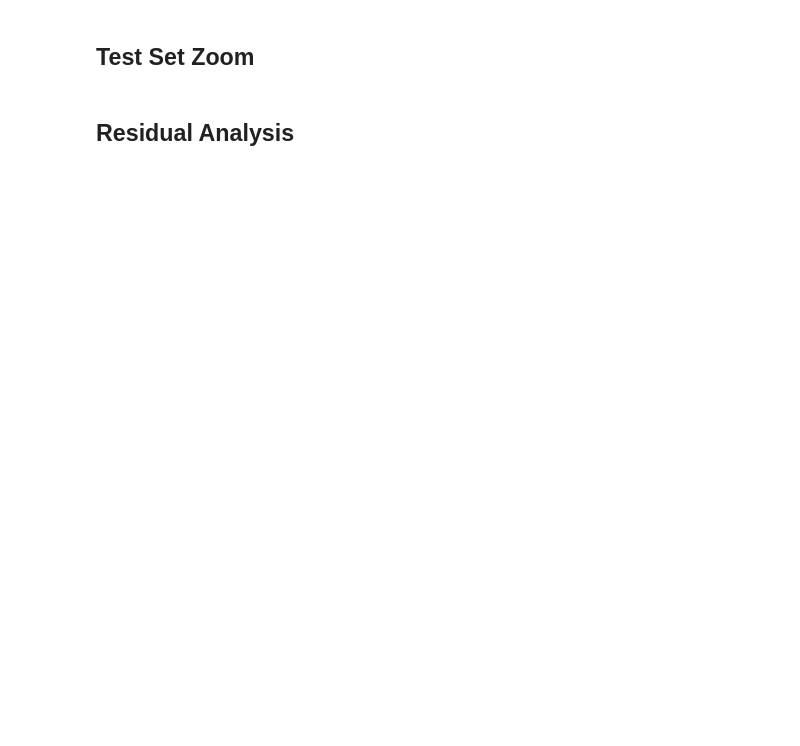
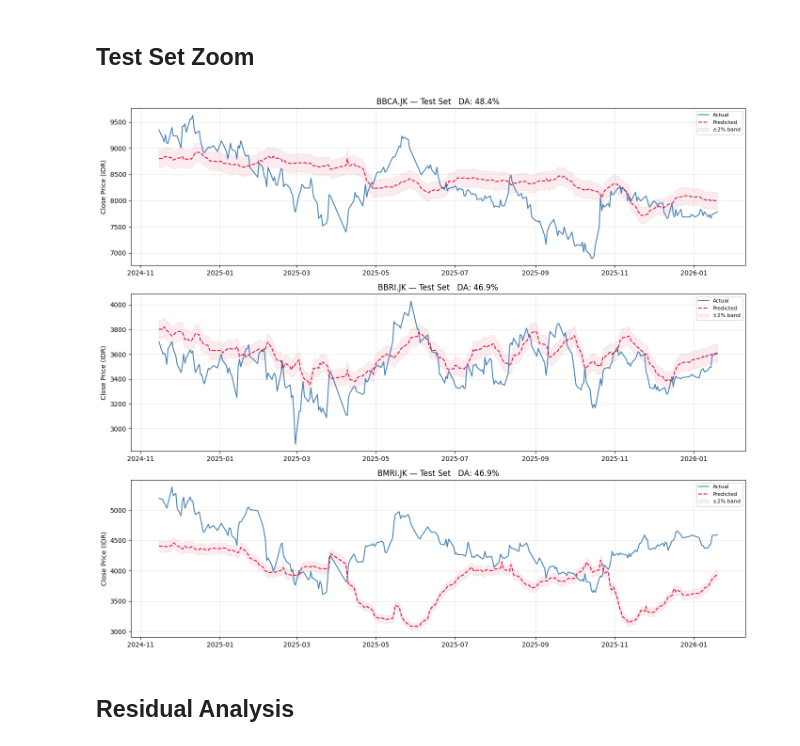
Before and after one commit to RaksaDana/RaksaDana, a Jupyter notebook: notebook/03.Modelling-Evaluation.ipynb, the cells around one changed output. Cells and saved outputs as stored; diff of their text form; code cells hidden in the pictures; blank space fills up the shorter version.

```diff
--- a/notebook/03.Modelling-Evaluation.ipynb
+++ b/notebook/03.Modelling-Evaluation.ipynb
@@ -388,27 +346,29 @@ KeyError: 'Model DA (%)'
 # %%
 fig, axes = plt.subplots(len(tickers), 1, figsize=(14, 4 * len(tickers)))
 
 for i, ticker in enumerate(tickers):
     p     = predictions[ticker]
     ax    = axes[i]
     dates = featured_data[ticker].index
-    split = len(p['y_train_true'])
-    test_dates = dates[window_size + split : window_size + split + len(p['y_true'])]
+    n_tr  = len(p['y_train_true'])
+    test_dates = dates[window_size + n_tr : window_size + n_tr + len(p['y_test_true'])]
 
-    ax.plot(test_dates, p['y_true'], color='steelblue', lw=1.5, label='Actual')
-    ax.plot(test_dates, p['y_pred'], color='crimson',   lw=1.5, label='Predicted', linestyle='--')
-    ax.fill_between(test_dates, p['y_pred'] * 0.98, p['y_pred'] * 1.02,
+    ax.plot(test_dates, p['y_test_true'], color='steelblue', lw=1.5, label='Actual')
+    ax.plot(test_dates, p['y_test_pred'], color='crimson',   lw=1.5, linestyle='--', label='Predicted')
+    ax.fill_between(test_dates, p['y_test_pred'] * 0.98, p['y_test_pred'] * 1.02,
                     color='crimson', alpha=0.08, label='±2% band')
 
-    da_val = da_df.loc[ticker, 'Model DA (%)']
-    ax.set_title(f'{ticker} — Test Set Prediction  |  DA: {da_val:.1f}%')
+    da = directional_accuracy(p['y_test_true'], p['y_test_pred'])
+    ax.set_title(f'{ticker} — Test Set   DA: {da:.1f}%')
     ax.set_ylabel('Close Price (IDR)')
     ax.legend(fontsize=8)
-    ax.grid(True, alpha=0.3)
+    ax.grid(alpha=0.3)
 
 plt.tight_layout()
 plt.savefig(os.path.join(PROCESSED_DIR, 'test_zoom.png'), dpi=120, bbox_inches='tight')
 plt.show()
+# %% [output]
+[figure, added]
 # %% [markdown]
 ## Residual Analysis
 # %%
```
Also changed, not shown: parts of 23 cells of this notebook, 29 other files.
